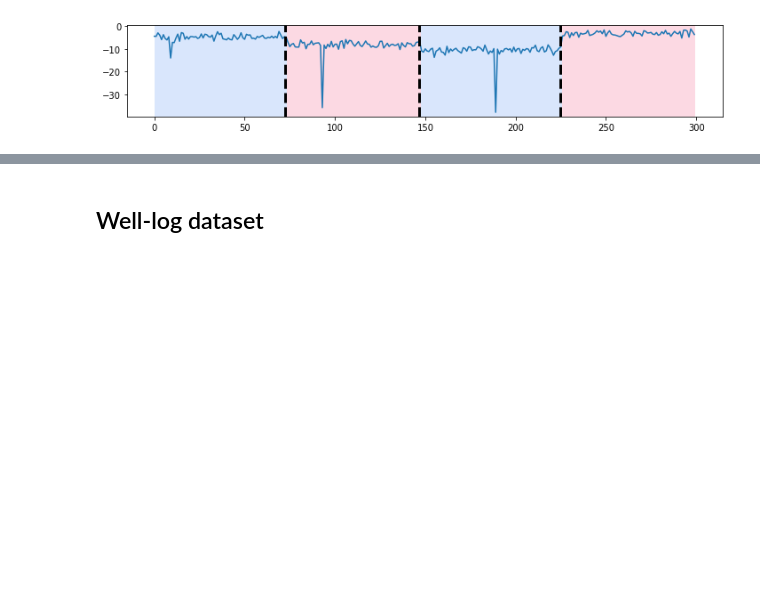
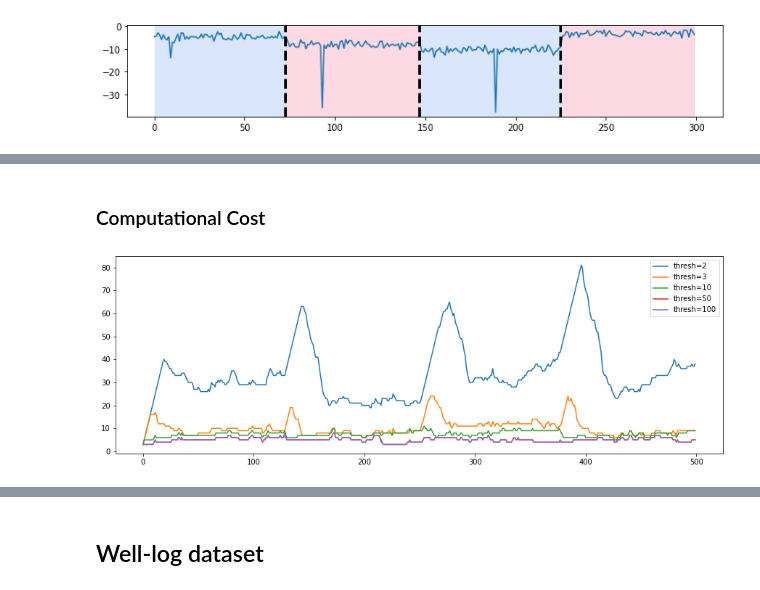
Before and after one commit to alexisgroshenry/robust_fpop, a Jupyter notebook: R_FPOP.ipynb, the cells around one changed output, grey strips where cells are left out. Saved outputs shown, nothing was run; the diff lists cells and outputs as text; code cells hidden in the pictures; blank space fills up the shorter version.

```diff
--- a/R_FPOP.ipynb
+++ b/R_FPOP.ipynb
@@ -340,0 +408,11 @@ error: 1.0 samples
+# %% [markdown]
+### Computational Cost
+# %%
+fig, ax = fig_ax()
+for thresh in [2,3,10,50,100]:
+    _,nb_intervals = rfpop(signal, 10*np.log(n_samples), thresh)
+    ax.plot(np.arange(n_samples), nb_intervals, label='thresh={}'.format(thresh))
+ax.legend()
+plt.show()
+# %% [output]
+[figure, added]
```
Also changed, not shown: parts of 13 cells of this notebook.
